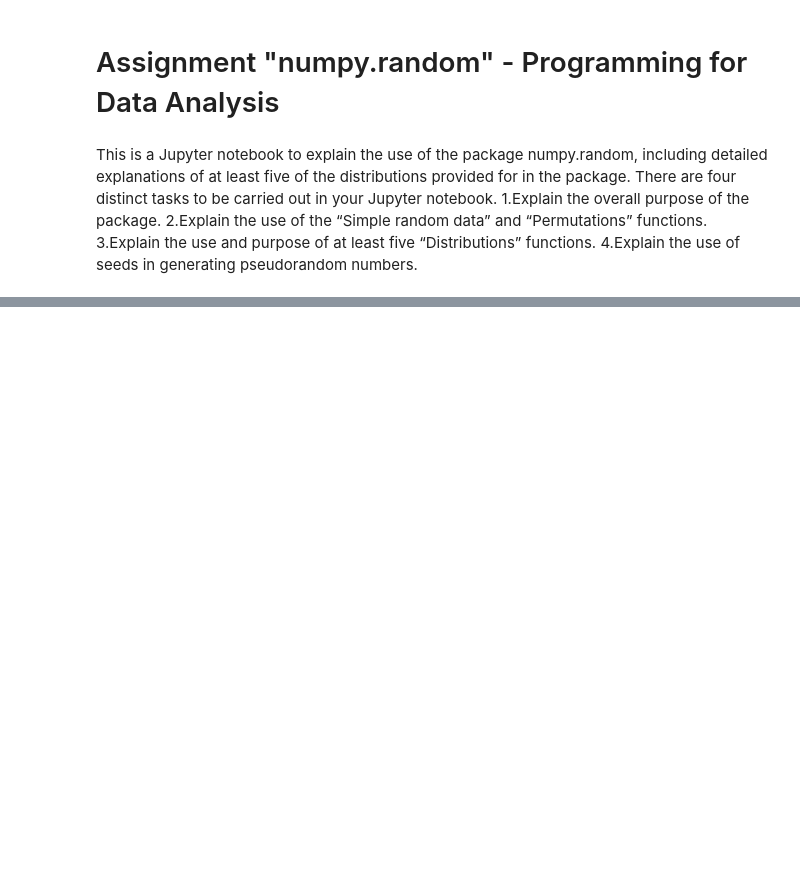
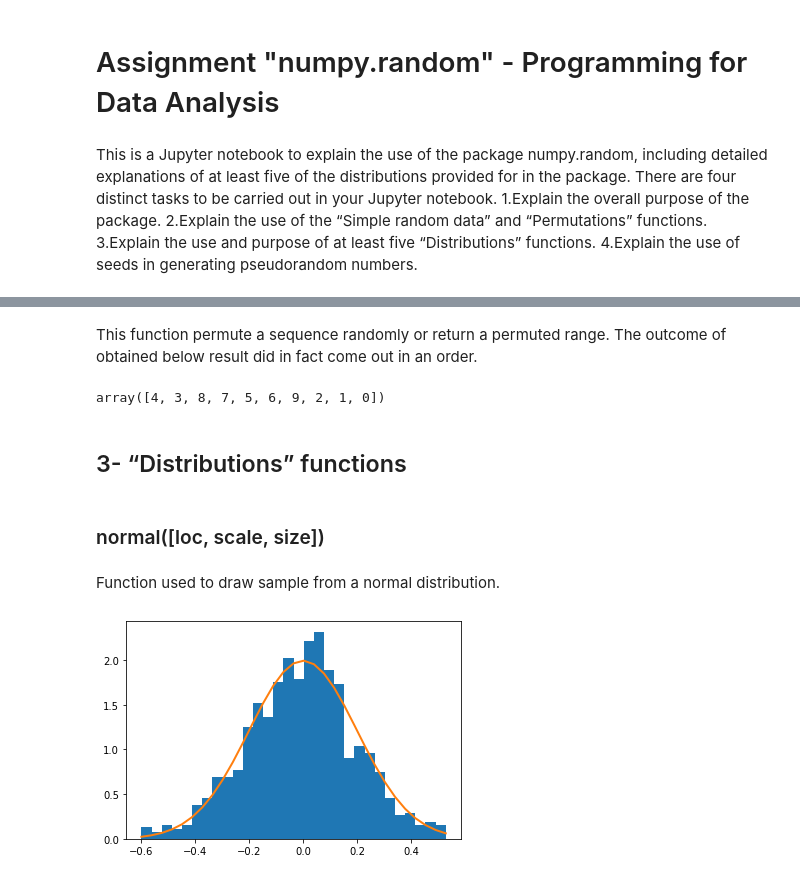
Before and after one commit to fhbonini/ProgDA_Assignment, a Jupyter notebook: numpy.random Assigment.ipynb, the cells around one changed output, grey strips where cells are left out. Drawn from its saved outputs; the diff is of its cells as text; code cells hidden in the pictures; blank space fills up the shorter version.

Commit message:
final version with commits, Permutations and Seeds, and updated README file

```diff
--- a/numpy.random Assigment.ipynb
+++ b/numpy.random Assigment.ipynb
@@ -149,0 +149,25 @@ plt.show()
+# %% [markdown]
+This function permute a sequence randomly or return a permuted range. The outcome of obtained below result did in fact come out in an order.
+# %%
+a=np.random.permutation(10)
+a
+# %% [output]
+array([4, 3, 8, 7, 5, 6, 9, 2, 1, 0])
+# %% [markdown]
+## 3- “Distributions” functions
+# %% [markdown]
+### normal([loc, scale, size])
+# %% [markdown]
+Function used to draw sample from a normal distribution.
+# %%
+import numpy as np
+import matplotlib.pyplot as plt
+mu, sigma = 0, 0.2 # mean and standard deviation
+s1 = np.random.normal(mu, sigma, 1000)
+abs(mu - np.mean(s1)) < 0.01
+abs(sigma - np.std(s1, ddof=1)) < 0.01
+count, bins, ignored = plt.hist(s1, 30, density=True)
+plt.plot(bins, 1/(sigma * np.sqrt(2 * np.pi)) *np.exp( - (bins - mu)**2 / (2 * sigma**2) ), linewidth=2)
+plt.show()
+# %% [output]
+[figure, added]
```
Also changed, not shown: parts of 83 cells of this notebook, 1 other file.
